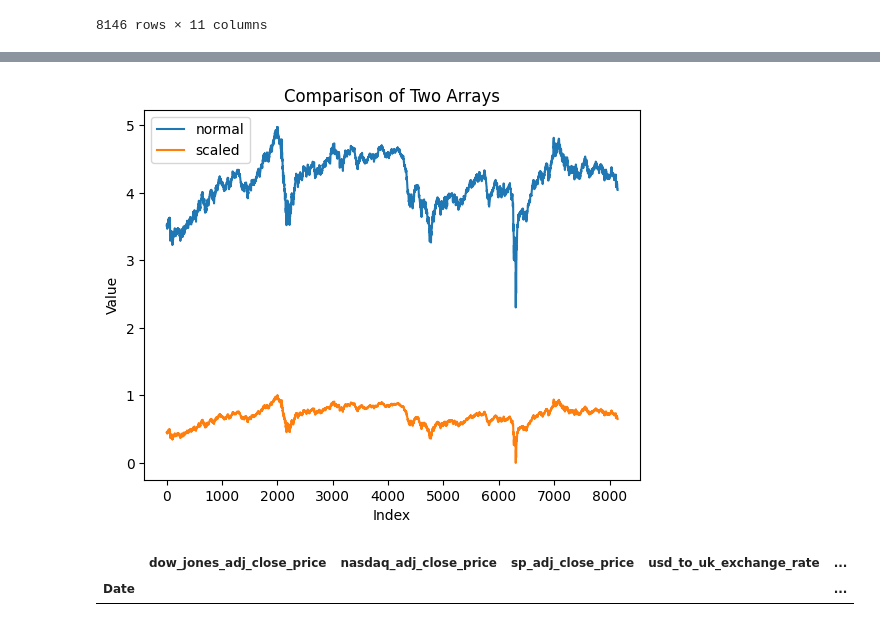
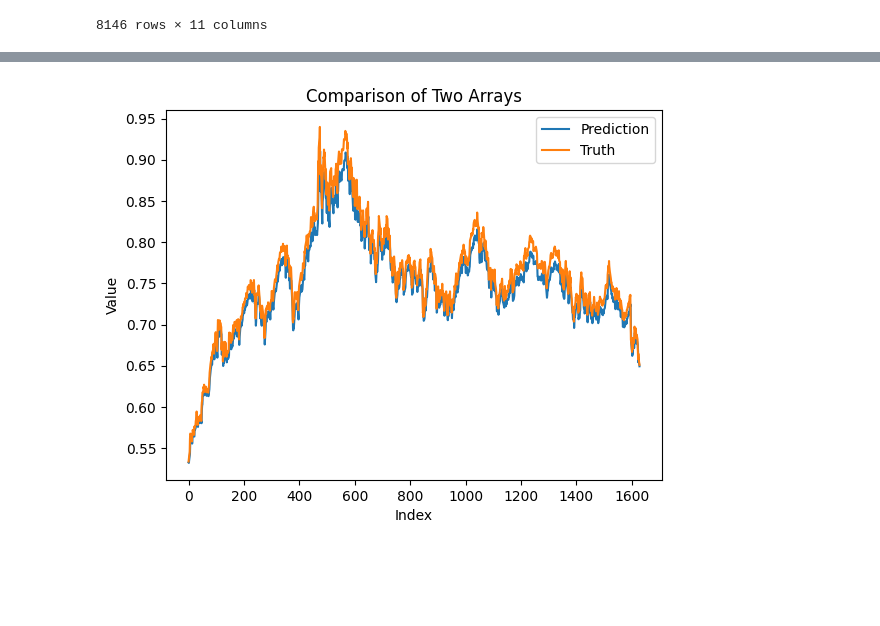
Before and after one commit to KietLe2504/Project_DeepLearning_2025_1, a Jupyter notebook: test.ipynb, the cells around one changed output, grey strips where cells are left out. Cells and saved outputs as stored; diff of their text form; code cells hidden in the pictures; blank space fills up the shorter version.

Commit message:
model

```diff
--- a/test.ipynb
+++ b/test.ipynb
@@ -33,14 +38,16 @@ class Model_Custom:
 
 
         self.my_model =  Model(inp,output)
-        self.my_model.compile(optimizer='adam', loss='binary_crossentropy', metrics=['accuracy'])
+        optimi = Adam(learning_rate= 0.01)
+        self.my_model.compile(optimizer=optimi, loss='mse', metrics=['mae', 'mse'])
 
     def summary(self):
         self.my_model.build((None, self.t, self.n))
         return self.my_model.summary()
 
     def fit(self, X, y, epochs=5, batch_size=16):
-        return self.my_model.fit(X, y, epochs=epochs, batch_size=batch_size, verbose=1)
+        callback = EarlyStopping(monitor="loss", patience=5, restore_best_weights=True)
+        return self.my_model.fit(X, y, epochs=epochs, batch_size=batch_size, verbose=1, callbacks = [callback])
 
     def predict(self, X):
         return self.my_model.predict(X)
@@ -105,0 +102,8 @@ y_scaled = scaler_y.fit_transform(y_all.reshape(-1, 1))
+# %%
+features.remove("Date")
+scaler = MinMaxScaler()
+
+data_scaler = scaler.fit_transform(data)
+
+target_y = data_scaler[:, -1]
+target_y
@@ -106,6 +113,6 @@ y_scaled = scaler_y.fit_transform(y_all.reshape(-1, 1))
 # %%
 time_step = 5
-X_seq, y_seq = create_sequences(X_scaled, y_scaled,time_step)
+X_seq, y_seq = create_sequences(data_scaler, target_y,time_step)
 # %%
 split = int(0.8 * len(X_seq))
 X_train, X_test = X_seq[:split], X_seq[split:]
@@ -120,7 +127,7 @@ model = Model_Custom(
 
 model.summary()
 
-history = model.fit(X_train, y_train, epochs=20, batch_size=16)
+history = model.fit(X_train, y_train, epochs=50, batch_size=10)
 # %% [output]
 Model: "functional_3"
 ┏━━━━━━━━━━━━━━━━━━━━━┳━━━━━━━━━━━━━━━━━━━┳━━━━━━━━━━━━┳━━━━━━━━━━━━━━━━━━━┓
@@ -173,16 +168,15 @@ MSE: 0.0011846602318087483
 # %%
-import numpy as np
-import matplotlib.pyplot as plt
-
+preds = model.predict(X_test)
+print("MSE:", root_mean_squared_error(y_test, preds))
 
 # Create index for x-axis
-x = np.arange(len(y_all))
+x = np.arange(len(preds))
 
 plt.figure()
 
 # Plot both arrays
-plt.plot(x, y_all, label="normal")
-plt.plot(x, y_scaled, label="scaled")
+plt.plot(x, preds, label="Prediction")
+plt.plot(x, y_test, label="Truth")
 
 plt.xlabel("Index")
 plt.ylabel("Value")
@@ -193,6 +189 @@ plt.show()
-[figure, old version]
+[figure, new version]
-# %%
-data.loc[data[target] < 0]
-# %% [output]
-|  | dow_jones_adj_close_price | nasdaq_adj_close_price | sp_adj_close_price | usd_to_uk_exchange_rate | ... |
-| Date |  |  |  |  | ... |
```
Also changed, not shown: parts of 7 cells of this notebook, 1 other file.
